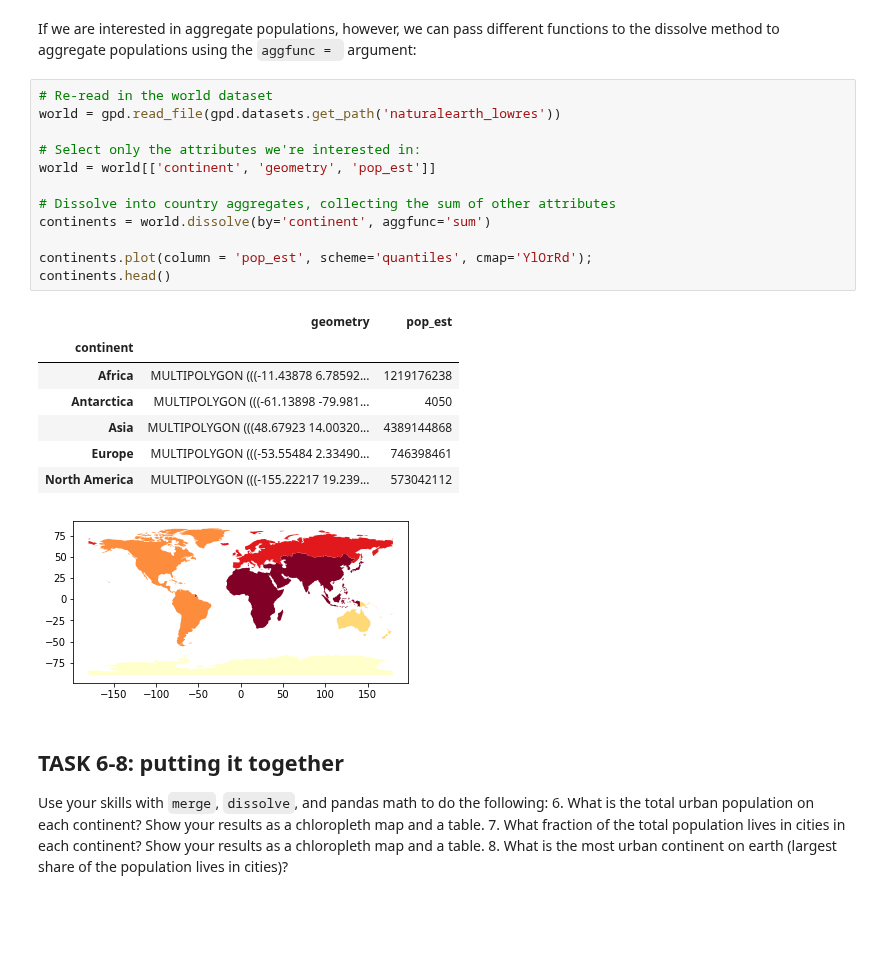
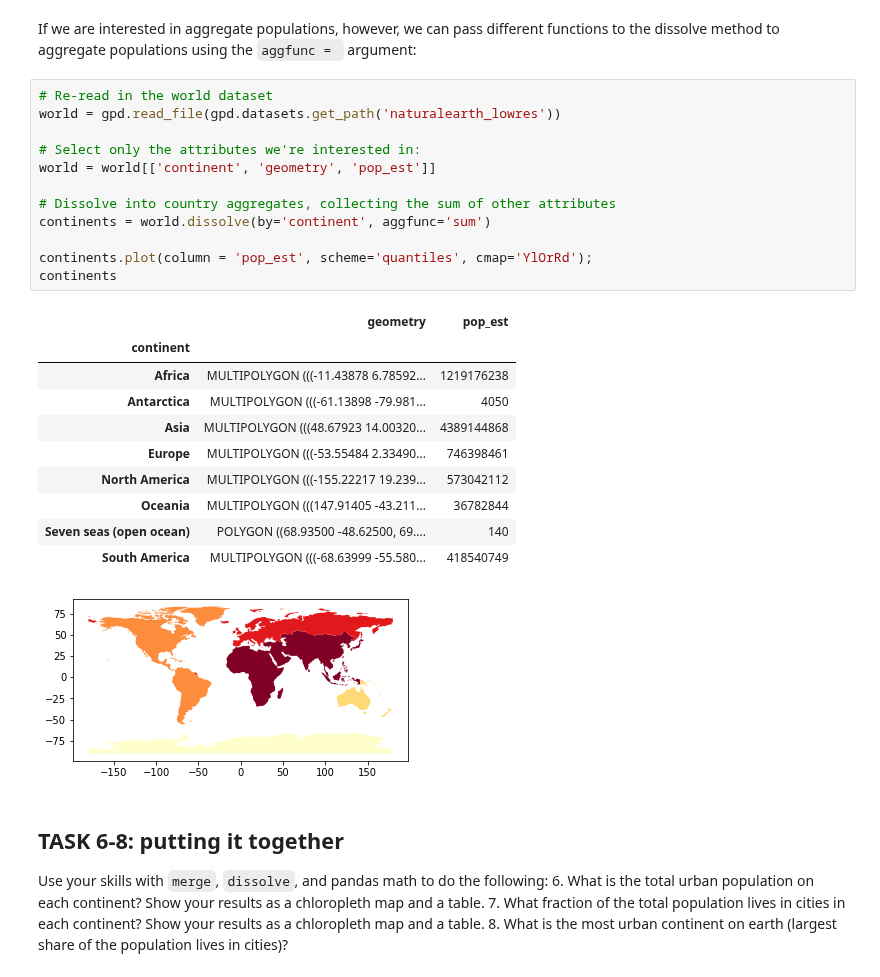
Before and after one commit to ADLCero/EnvDatSci22, a Jupyter notebook: CodeSprints/VectorData101.ipynb, the cells around one changed output. Saved outputs shown, nothing was run; the diff lists cells and outputs as text; blank space fills up the shorter version.

```diff
--- a/CodeSprints/VectorData101.ipynb
+++ b/CodeSprints/VectorData101.ipynb
@@ -712,23 +770,26 @@ If we are interested in aggregate populations, however, we can pass different fu
 # %%
 # Re-read in the world dataset
 world = gpd.read_file(gpd.datasets.get_path('naturalearth_lowres'))
 
 # Select only the attributes we're interested in:
 world = world[['continent', 'geometry', 'pop_est']]
 
 # Dissolve into country aggregates, collecting the sum of other attributes
 continents = world.dissolve(by='continent', aggfunc='sum')
 
 continents.plot(column = 'pop_est', scheme='quantiles', cmap='YlOrRd');
-continents.head()
+continents
 # %% [output]
 |  | geometry | pop_est |
 | continent |  |  |
 | Africa | MULTIPOLYGON (((-11.43878 6.78592... | 1219176238 |
 | Antarctica | MULTIPOLYGON (((-61.13898 -79.981... | 4050 |
 | Asia | MULTIPOLYGON (((48.67923 14.00320... | 4389144868 |
 | Europe | MULTIPOLYGON (((-53.55484 2.33490... | 746398461 |
 | North America | MULTIPOLYGON (((-155.22217 19.239... | 573042112 |
+| Oceania | MULTIPOLYGON (((147.91405 -43.211... | 36782844 |
+| Seven seas (open ocean) | POLYGON ((68.93500 -48.62500, 69.... | 140 |
+| South America | MULTIPOLYGON (((-68.63999 -55.580... | 418540749 |
 [figure]
 # %% [markdown]
 ## TASK 6-8: putting it together
```
Also changed, not shown: parts of 18 cells of this notebook.
